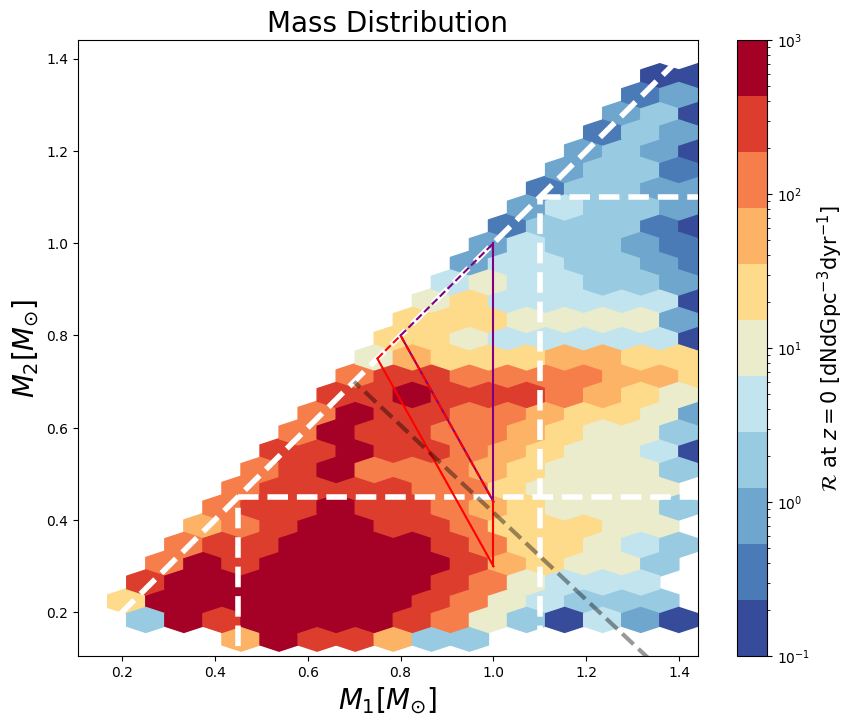
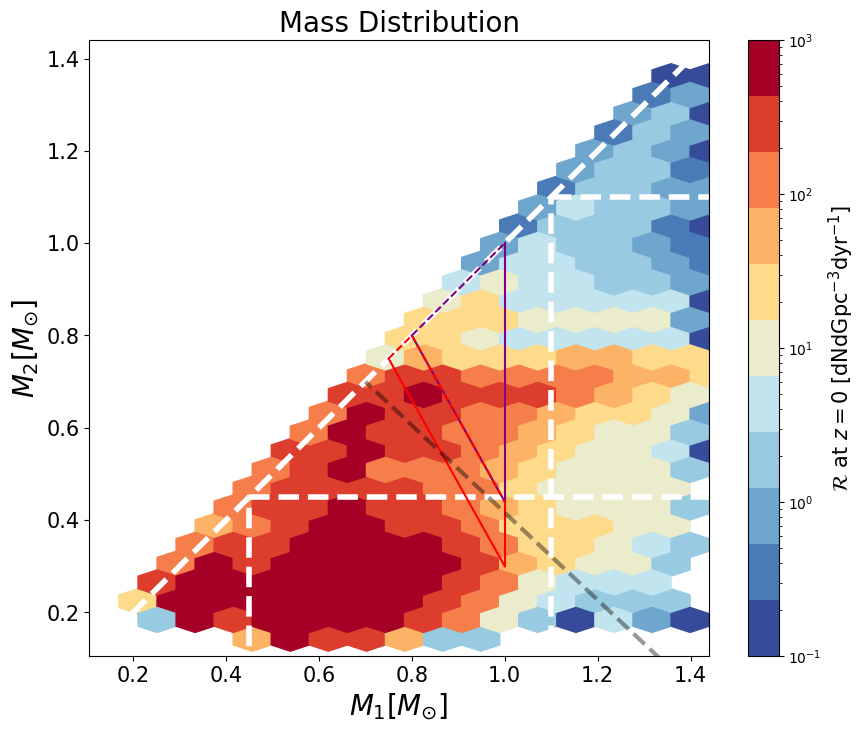
Code edit (unified diff) that turned the first committed figure into the second:
--- before
+++ after
@@ -49,4 +49,5 @@
 ax.set_xlabel("$M_{1}$[$M_{\odot}$]",fontsize=20)
 ax.set_ylabel("$M_{2}$[$M_{\odot}$]",fontsize=20)
+ax.tick_params(axis='both', labelsize=15)
 
 ax.set_title("Mass Distribution", fontsize=20)

Commit: poster figures fontsize